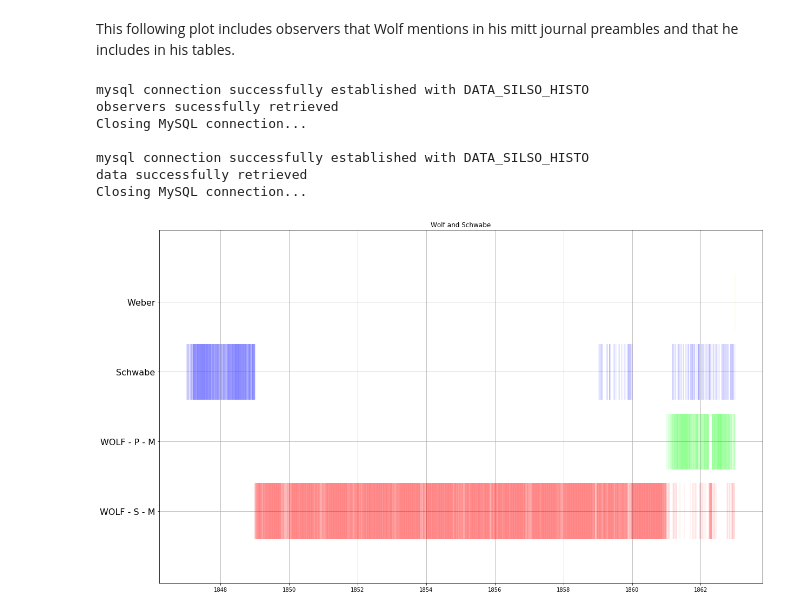
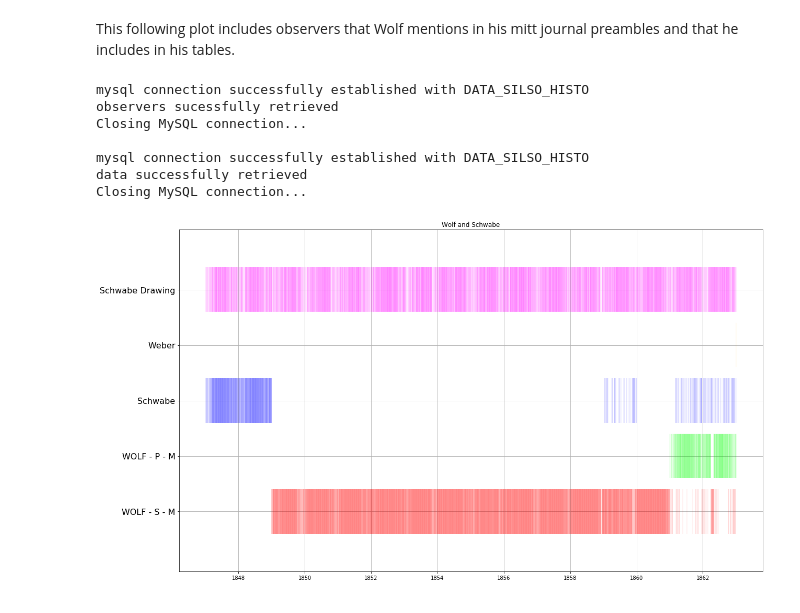
Before and after one commit to dcxSt/DATA_SILSO_HISTO_search, a Jupyter notebook: Wolf Wolfer Eventplots.ipynb, the cells around one changed output. Drawn from its saved outputs; the diff is of its cells as text; code cells hidden in the pictures.

```diff
--- a/Wolf Wolfer Eventplots.ipynb
+++ b/Wolf Wolfer Eventplots.ipynb
@@ -49,16 +52,16 @@ Closing MySQL connection...
 This following plot includes observers that Wolf mentions in his mitt journal preambles and that he includes in his tables.
 # %%
 event_plot(observer_aliases=["WOLF - P - M","WOLF - S - M","Schwabe","Weber",
-                             "Flaugergues","Staudacher","Wolfer"],
+                             "Flaugergues","Staudacher","Wolfer","Schwabe Drawing"],
            figsize=(20,12),gridlines=True,fontsize=16,title="Wolf and Schwabe",
            interval=["1847-01-01","1863-01-01"])#,
            #save_as="figures/wolf_and_schwabe_eventplot_1860_1870.png")
 # %% [output]
 mysql connection successfully established with DATA_SILSO_HISTO
 observers sucessfully retrieved
 Closing MySQL connection...
 
 mysql connection successfully established with DATA_SILSO_HISTO
 data successfully retrieved
 Closing MySQL connection...
-[figure, old version]
+[figure, new version]
```
Also changed, not shown: parts of 2 cells of this notebook, 1 other file.
